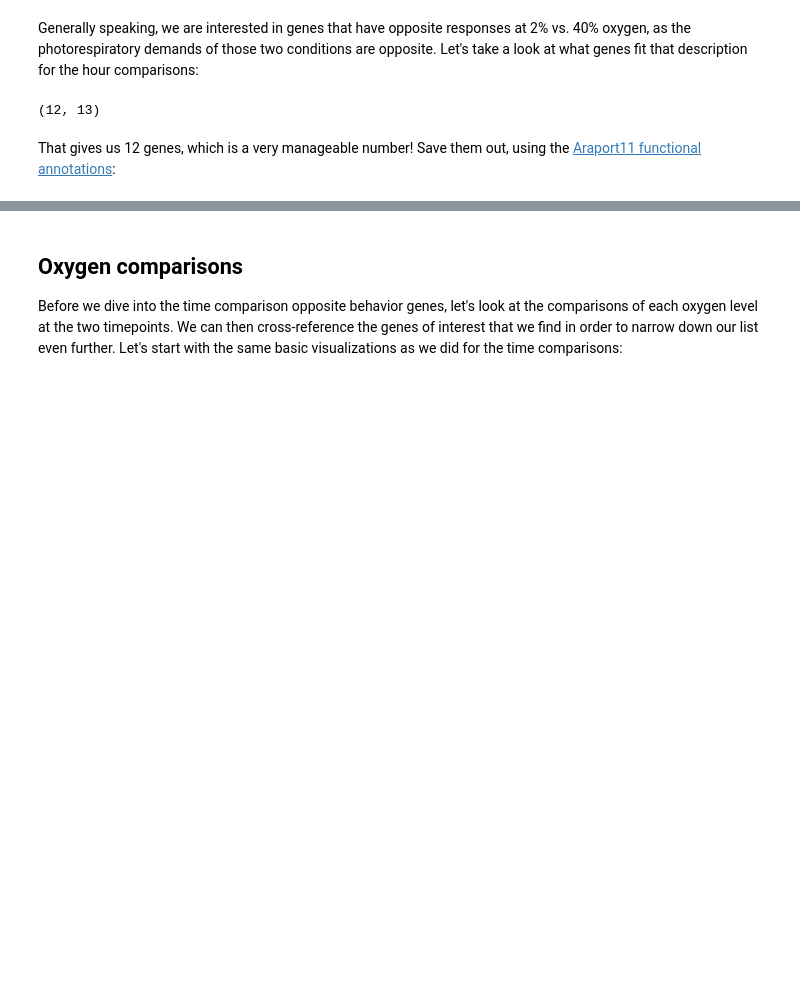
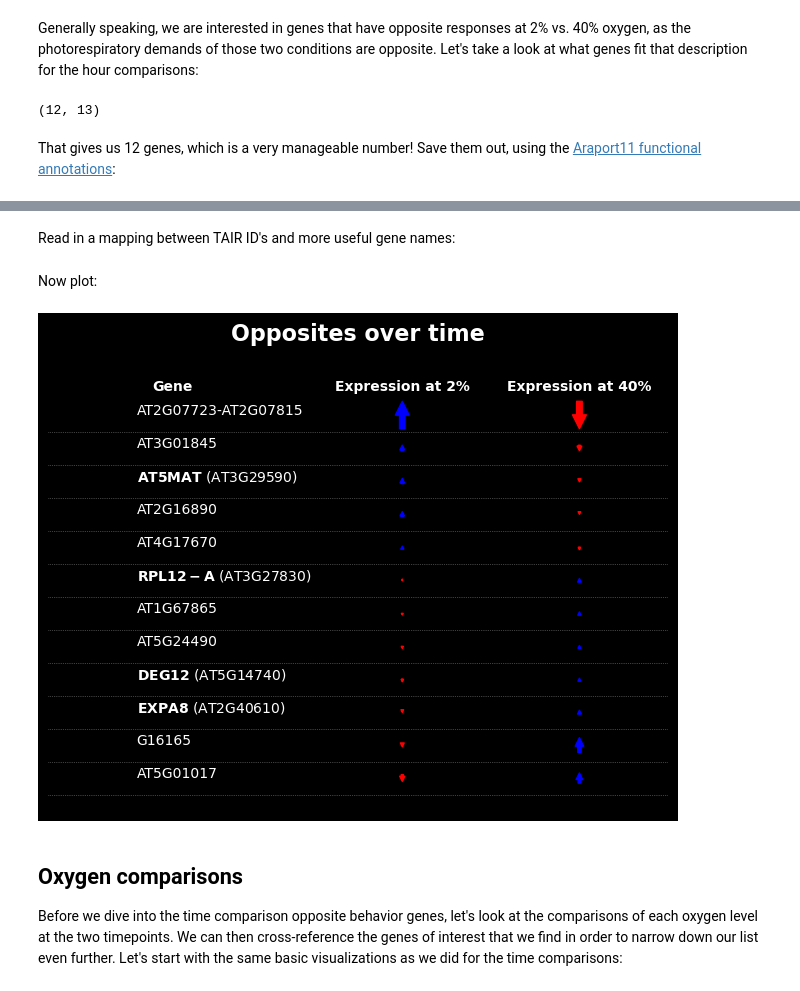
Before and after one commit to serenalotreck/photorespiration-omics, a Jupyter notebook: notebooks/transcriptomics_visualizations.ipynb, the cells around one changed output, grey strips where cells are left out. Cells and saved outputs as stored; diff of their text form; code cells hidden in the pictures; blank space fills up the shorter version.

```diff
--- a/notebooks/transcriptomics_visualizations.ipynb
+++ b/notebooks/transcriptomics_visualizations.ipynb
@@ -129,0 +137,11 @@ opposites_over_time.to_csv('../data/gene_lists_with_descriptions/time_comparison
+# %%
+# Normalize between -1 and 1
+time_opps_all = opposites_hour.log2FoldChange_2o2.tolist() + opposites_hour.log2FoldChange_40o2.tolist()
+time_opps_norm_denom = max(time_opps_all) - min(time_opps_all)
+opposites_hour.loc[:,'log2FoldChange_2o2_NORMALIZED'] = 2*((opposites_hour['log2FoldChange_2o2'] - min(time_opps_all)) / time_opps_norm_denom) - 1
+opposites_hour.loc[:,'log2FoldChange_40o2_NORMALIZED'] = 2*((opposites_hour['log2FoldChange_40o2'] - min(time_opps_all)) / time_opps_norm_denom) - 1
+opposites_hour = opposites_hour.reset_index(drop=True)
+time_cols = {
+    'Expression at 2%': 'log2FoldChange_2o2_NORMALIZED',
+    'Expression at 40%': 'log2FoldChange_40o2_NORMALIZED'
+}
@@ -130,3 +159,15 @@ opposites_over_time.to_csv('../data/gene_lists_with_descriptions/time_comparison
+# %% [markdown]
+Read in a mapping between TAIR ID's and more useful gene names:
+# %%
+ara = pd.read_csv('../data/external_data/gene_aliases_20241231.txt', sep='\t', header=0, encoding='Windows-1252')
+tair2gene = {k: v for k, v in ara.set_index('locus_name')[['symbol']].to_dict()['symbol'].items()}
+# %% [markdown]
+Now plot:
+# %%
+plot_opposite_expression(opposites_hour, time_cols, gene_name_map=tair2gene, scale_factor=20, title='Opposites over time', dark=True)
+plt.savefig('../data/figures/opposite_expression_time_DARK_24Mar2025.png', bbox_inches='tight', dpi=600, format='png')
+# %% [output]
+[figure, added]
 # %% [markdown]
 ## Oxygen comparisons
 Before we dive into the time comparison opposite behavior genes, let's look at the comparisons of each oxygen level at the two timepoints. We can then cross-reference the genes of interest that we find in order to narrow down our list even further. Let's start with the same basic visualizations as we did for the time comparisons:
```
Also changed, not shown: parts of 8 cells of this notebook, 3 other files.
